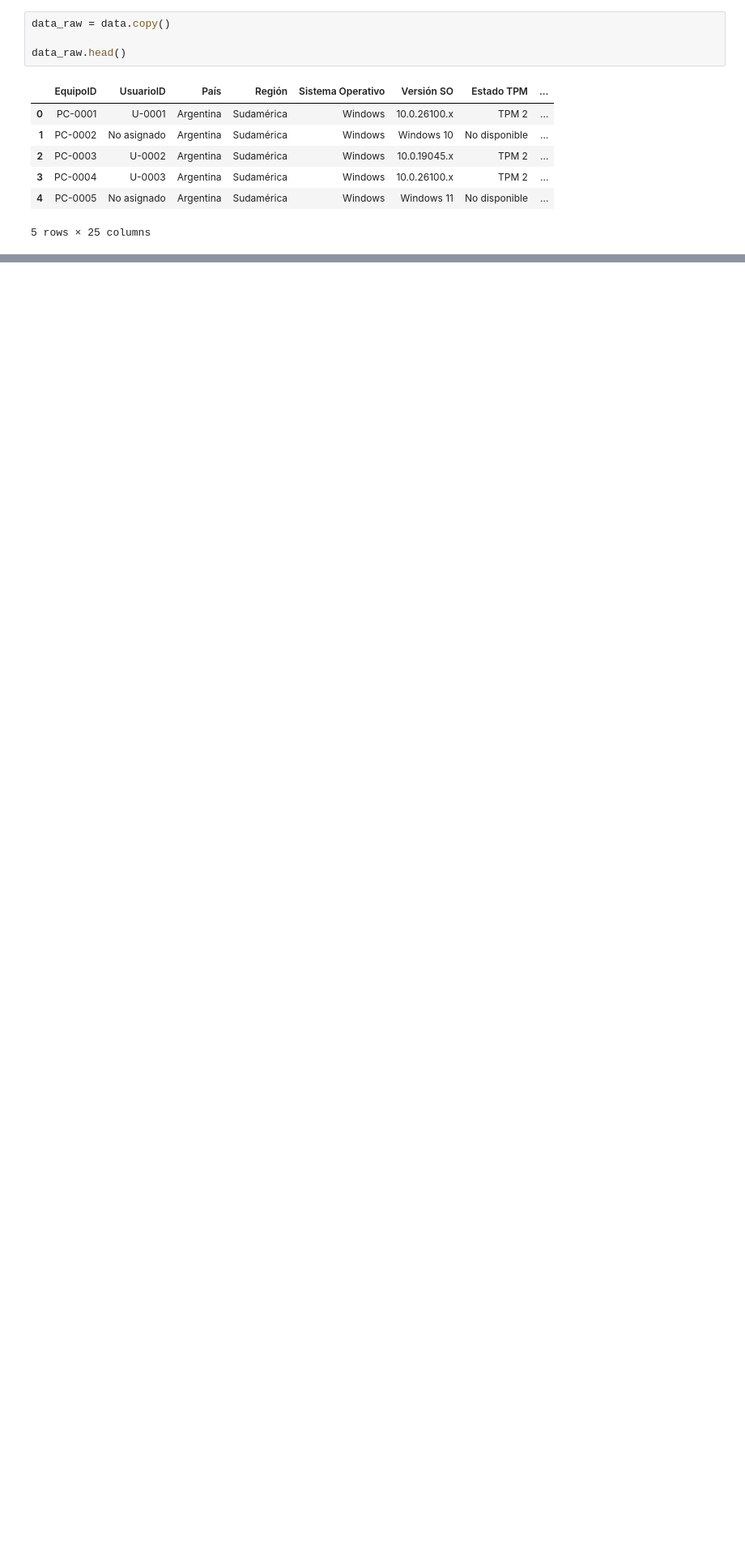
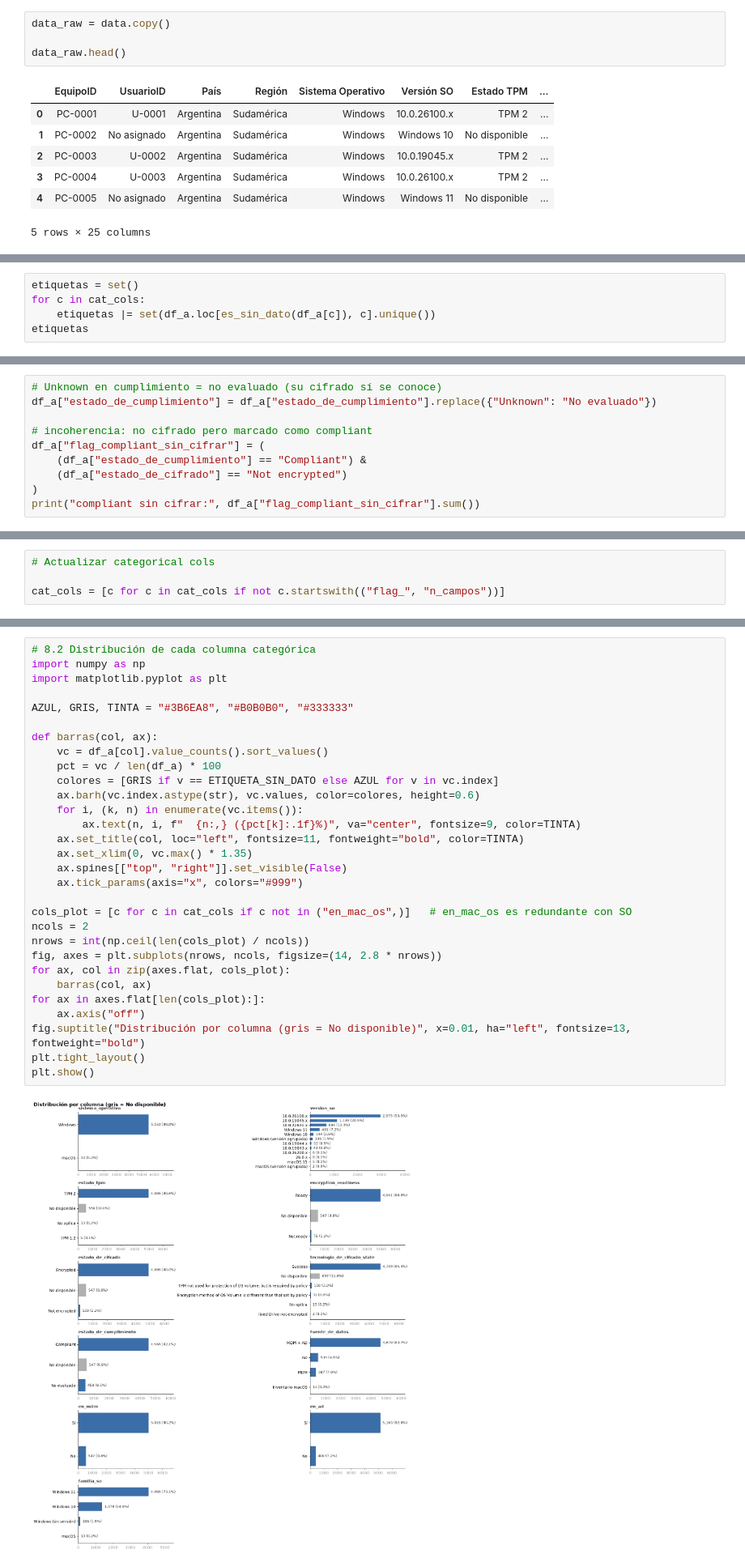
Before and after one commit to a01662395-prog/DWS, a Jupyter notebook: Initial_EDA.ipynb, the cells around one changed output, grey strips where cells are left out. Shown at 81% size. Drawn from its saved outputs; the diff is of its cells as text; blank space fills up the shorter version.

```diff
--- a/Initial_EDA.ipynb
+++ b/Initial_EDA.ipynb
@@ -82,0 +384,5 @@ def mapear(s, mapa, nombre):
+# %%
+etiquetas = set()
+for c in cat_cols:
+    etiquetas |= set(df_a.loc[es_sin_dato(df_a[c]), c].unique())
+etiquetas
@@ -82,0 +415,10 @@ def mapear(s, mapa, nombre):
+# %%
+# Unknown en cumplimiento = no evaluado (su cifrado sí se conoce)
+df_a["estado_de_cumplimiento"] = df_a["estado_de_cumplimiento"].replace({"Unknown": "No evaluado"})
+
+# incoherencia: no cifrado pero marcado como compliant
+df_a["flag_compliant_sin_cifrar"] = (
+    (df_a["estado_de_cumplimiento"] == "Compliant") &
+    (df_a["estado_de_cifrado"] == "Not encrypted")
+)
+print("compliant sin cifrar:", df_a["flag_compliant_sin_cifrar"].sum())
@@ -82,0 +462,4 @@ def mapear(s, mapa, nombre):
+# %%
+# Actualizar categorical cols
+
+cat_cols = [c for c in cat_cols if not c.startswith(("flag_", "n_campos"))]
@@ -82,0 +530,32 @@ def mapear(s, mapa, nombre):
+# %%
+# 8.2 Distribución de cada columna categórica
+import numpy as np
+import matplotlib.pyplot as plt
+
+AZUL, GRIS, TINTA = "#3B6EA8", "#B0B0B0", "#333333"
+
+def barras(col, ax):
+    vc = df_a[col].value_counts().sort_values()
+    pct = vc / len(df_a) * 100
+    colores = [GRIS if v == ETIQUETA_SIN_DATO else AZUL for v in vc.index]
+    ax.barh(vc.index.astype(str), vc.values, color=colores, height=0.6)
+    for i, (k, n) in enumerate(vc.items()):
+        ax.text(n, i, f"  {n:,} ({pct[k]:.1f}%)", va="center", fontsize=9, color=TINTA)
+    ax.set_title(col, loc="left", fontsize=11, fontweight="bold", color=TINTA)
+    ax.set_xlim(0, vc.max() * 1.35)
+    ax.spines[["top", "right"]].set_visible(False)
+    ax.tick_params(axis="x", colors="#999")
+
+cols_plot = [c for c in cat_cols if c not in ("en_mac_os",)]   # en_mac_os es redundante con SO
+ncols = 2
+nrows = int(np.ceil(len(cols_plot) / ncols))
+fig, axes = plt.subplots(nrows, ncols, figsize=(14, 2.8 * nrows))
+for ax, col in zip(axes.flat, cols_plot):
+    barras(col, ax)
+for ax in axes.flat[len(cols_plot):]:
+    ax.axis("off")
+fig.suptitle("Distribución por columna (gris = No disponible)", x=0.01, ha="left", fontsize=13, fontweight="bold")
+plt.tight_layout()
+plt.show()
+# %% [output]
+[figure, added]
```
Also changed, not shown: parts of 26 cells of this notebook.
